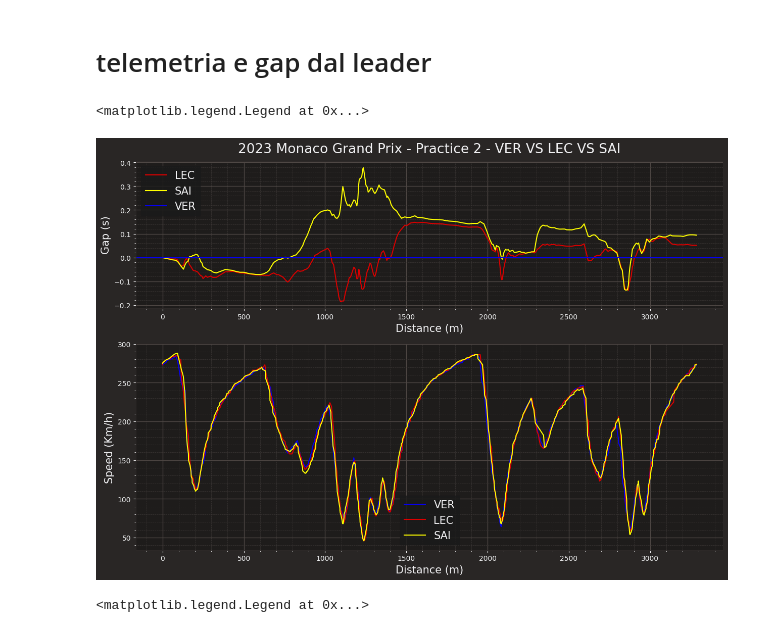
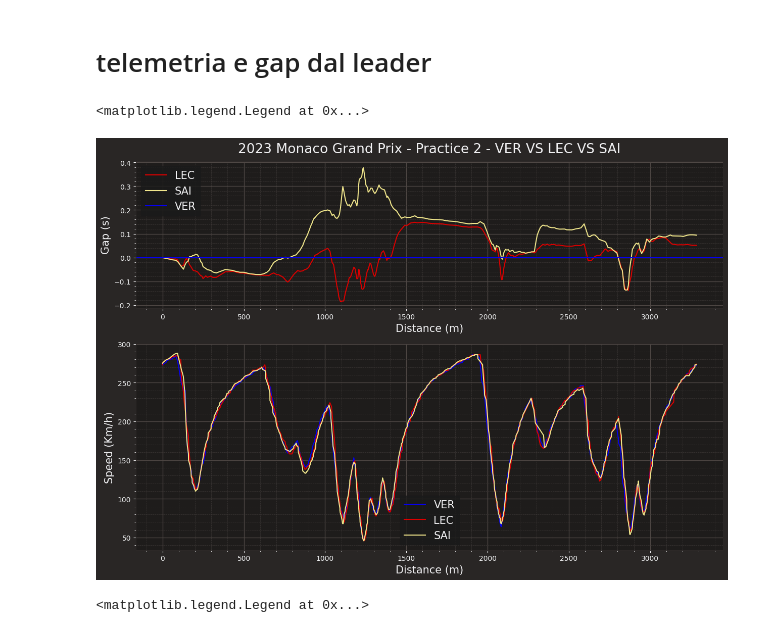
Before and after one commit to Rick8998/Monaco2023F1, a Jupyter notebook: SessionAnalysis/fp2.ipynb, the cells around one changed output. Cells and saved outputs as stored; diff of their text form; code cells hidden in the pictures.

Commit message:
update colore grafico

```diff
--- a/SessionAnalysis/fp2.ipynb
+++ b/SessionAnalysis/fp2.ipynb
@@ -341,36 +341,36 @@ plot_ratios = [0.5, 0.7]
 plotting.setup_mpl()
 # Make plot a bit bigger
 plt.rcParams['figure.figsize'] = plot_size
 
 # Create subplots with different sizes
 fig, ax = plt.subplots(2, gridspec_kw={'height_ratios': plot_ratios})
 
 # Set the plot title
 ax[0].title.set_text(plot_title)
 
 # Delta line
 ax[0].plot(ref_tel12['Distance'], delta_time12, color=ff1.plotting.team_color(team_driver_2), label= driver_2)
-ax[0].plot(ref_tel13['Distance'], delta_time13, color="yellow", label = driver_3)
+ax[0].plot(ref_tel13['Distance'], delta_time13, color="khaki", label = driver_3)
 ax[0].axhline(0, color=ff1.plotting.team_color(team_driver_1), label = driver_1)
 ax[0].set_ylabel("Gap (s)", fontsize = 10)
 ax[0].set_xlabel("Distance (m)", fontsize=10)
 ax[0].yaxis.label.set_size(15)
 ax[0].xaxis.label.set_size(15)
 ax[0].legend(loc="upper left", prop={'size': 15})
 
 
 # Speed trace
 ax[1].plot(telemetry_driver_1['Distance'], telemetry_driver_1['Speed'], label=driver_1, color=ff1.plotting.team_color(team_driver_1))
 ax[1].plot(telemetry_driver_2['Distance'], telemetry_driver_2['Speed'], label=driver_2, color=ff1.plotting.team_color(team_driver_2))
-ax[1].plot(telemetry_driver_3['Distance'], telemetry_driver_3['Speed'], label=driver_3, color=f"yellow")
+ax[1].plot(telemetry_driver_3['Distance'], telemetry_driver_3['Speed'], label=driver_3, color=f"khaki")
 ax[1].set_ylabel("Speed (Km/h)", fontsize=10)
 ax[1].set_xlabel("Distance (m)", fontsize=10)
 ax[1].yaxis.label.set_size(15)
 ax[1].xaxis.label.set_size(15)
 ax[1].legend(loc="lower center", prop={'size': 15})
 # %% [output]
 <matplotlib.legend.Legend at 0x...>
-[figure, old version]
+[figure, new version]
 # %%
 driver_1, driver_2, driver_3 = 'VER', 'LEC', 'ALO'
 laps_driver_1 = fp.laps.pick_driver(driver_1)
```
